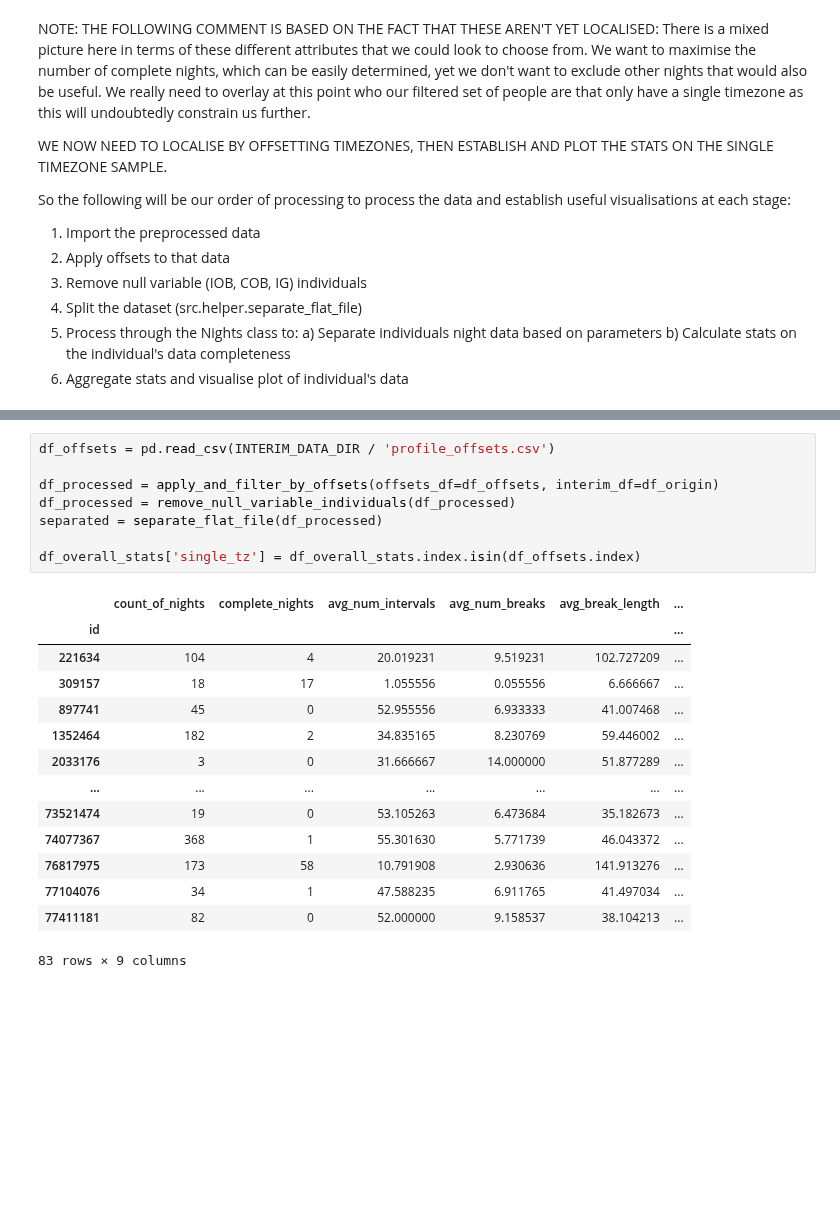
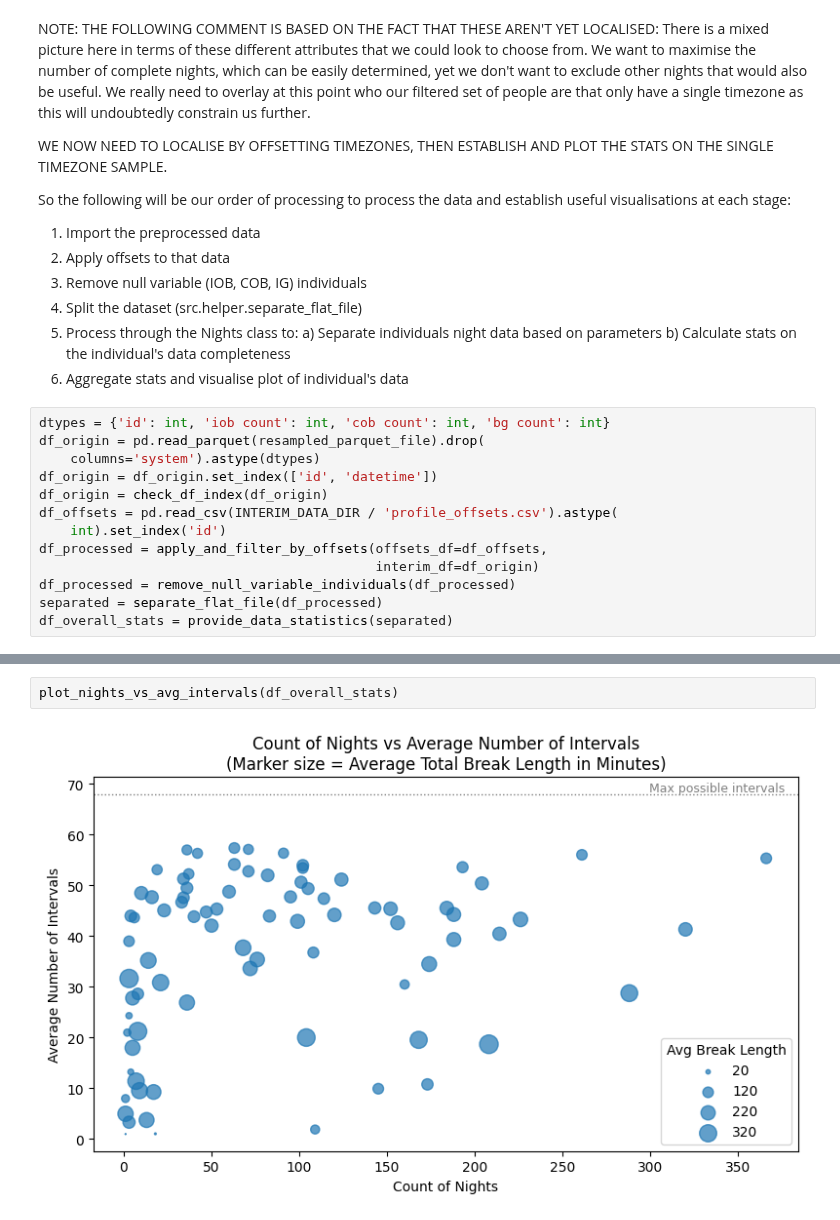
Before and after one commit to rdbrist/masters_project, a Jupyter notebook: notebooks/2.01-rd-candidate-selection-analysis.ipynb, the cells around one changed output, grey strips where cells are left out. Saved outputs shown, nothing was run; the diff lists cells and outputs as text; blank space fills up the shorter version.

Commit message:
Completion of candidate selection, introduction of 30min resampling, removal of unecessary scripts, refactoring of various functions, start of read_preprocessed_df.py updates for reuse

```diff
--- a/notebooks/2.01-rd-candidate-selection-analysis.ipynb
+++ b/notebooks/2.01-rd-candidate-selection-analysis.ipynb
@@ -436,3 +158,16 @@ So the following will be our order of processing to process the data and establi
     a) Separate individuals night data based on parameters
     b) Calculate stats on the individual's data completeness
 6. Aggregate stats and visualise plot of individual's data
+# %%
+dtypes = {'id': int, 'iob count': int, 'cob count': int, 'bg count': int}
+df_origin = pd.read_parquet(resampled_parquet_file).drop(
+    columns='system').astype(dtypes)
+df_origin = df_origin.set_index(['id', 'datetime'])
+df_origin = check_df_index(df_origin)
+df_offsets = pd.read_csv(INTERIM_DATA_DIR / 'profile_offsets.csv').astype(
+    int).set_index('id')
+df_processed = apply_and_filter_by_offsets(offsets_df=df_offsets,
+                                           interim_df=df_origin)
+df_processed = remove_null_variable_individuals(df_processed)
+separated = separate_flat_file(df_processed)
+df_overall_stats = provide_data_statistics(separated)
@@ -439,23 +178,4 @@ So the following will be our order of processing to process the data and establi
 # %%
-df_offsets = pd.read_csv(INTERIM_DATA_DIR / 'profile_offsets.csv')
-
-df_processed = apply_and_filter_by_offsets(offsets_df=df_offsets, interim_df=df_origin)
-df_processed = remove_null_variable_individuals(df_processed)
-separated = separate_flat_file(df_processed)
-
-df_overall_stats['single_tz'] = df_overall_stats.index.isin(df_offsets.index)
+plot_nights_vs_avg_intervals(df_overall_stats)
 # %% [output]
-|  | count_of_nights | complete_nights | avg_num_intervals | avg_num_breaks | avg_break_length | ... |
-| id |  |  |  |  |  | ... |
-| 221634 | 104 | 4 | 20.019231 | 9.519231 | 102.727209 | ... |
-| 309157 | 18 | 17 | 1.055556 | 0.055556 | 6.666667 | ... |
-| 897741 | 45 | 0 | 52.955556 | 6.933333 | 41.007468 | ... |
-| 1352464 | 182 | 2 | 34.835165 | 8.230769 | 59.446002 | ... |
-| 2033176 | 3 | 0 | 31.666667 | 14.000000 | 51.877289 | ... |
-| ... | ... | ... | ... | ... | ... | ... |
-| 73521474 | 19 | 0 | 53.105263 | 6.473684 | 35.182673 | ... |
-| 74077367 | 368 | 1 | 55.301630 | 5.771739 | 46.043372 | ... |
-| 76817975 | 173 | 58 | 10.791908 | 2.930636 | 141.913276 | ... |
-| 77104076 | 34 | 1 | 47.588235 | 6.911765 | 41.497034 | ... |
-| 77411181 | 82 | 0 | 52.000000 | 9.158537 | 38.104213 | ... |
-83 rows × 9 columns
+[figure, added]
```
Also changed, not shown: parts of 24 cells of this notebook, 10 other files.
